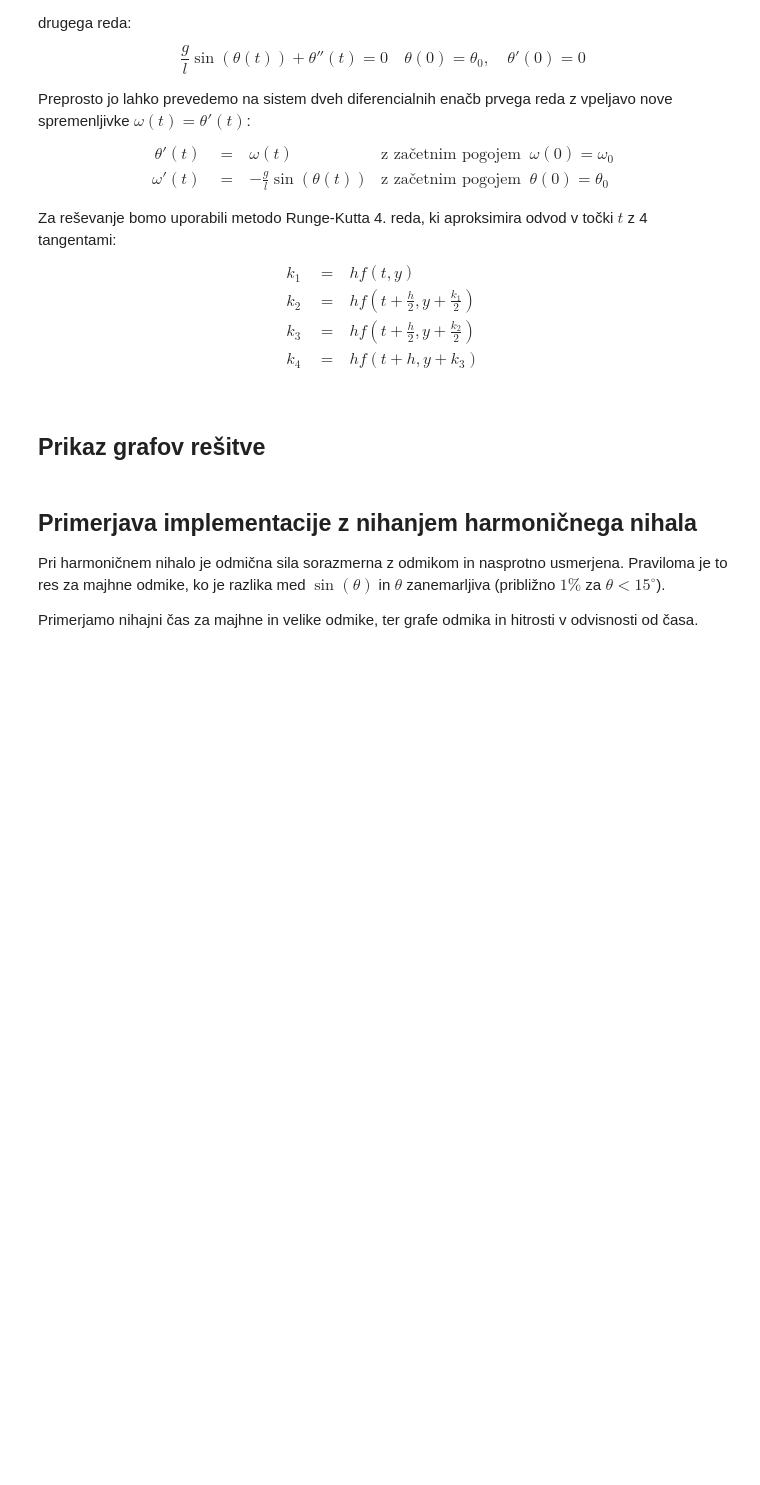
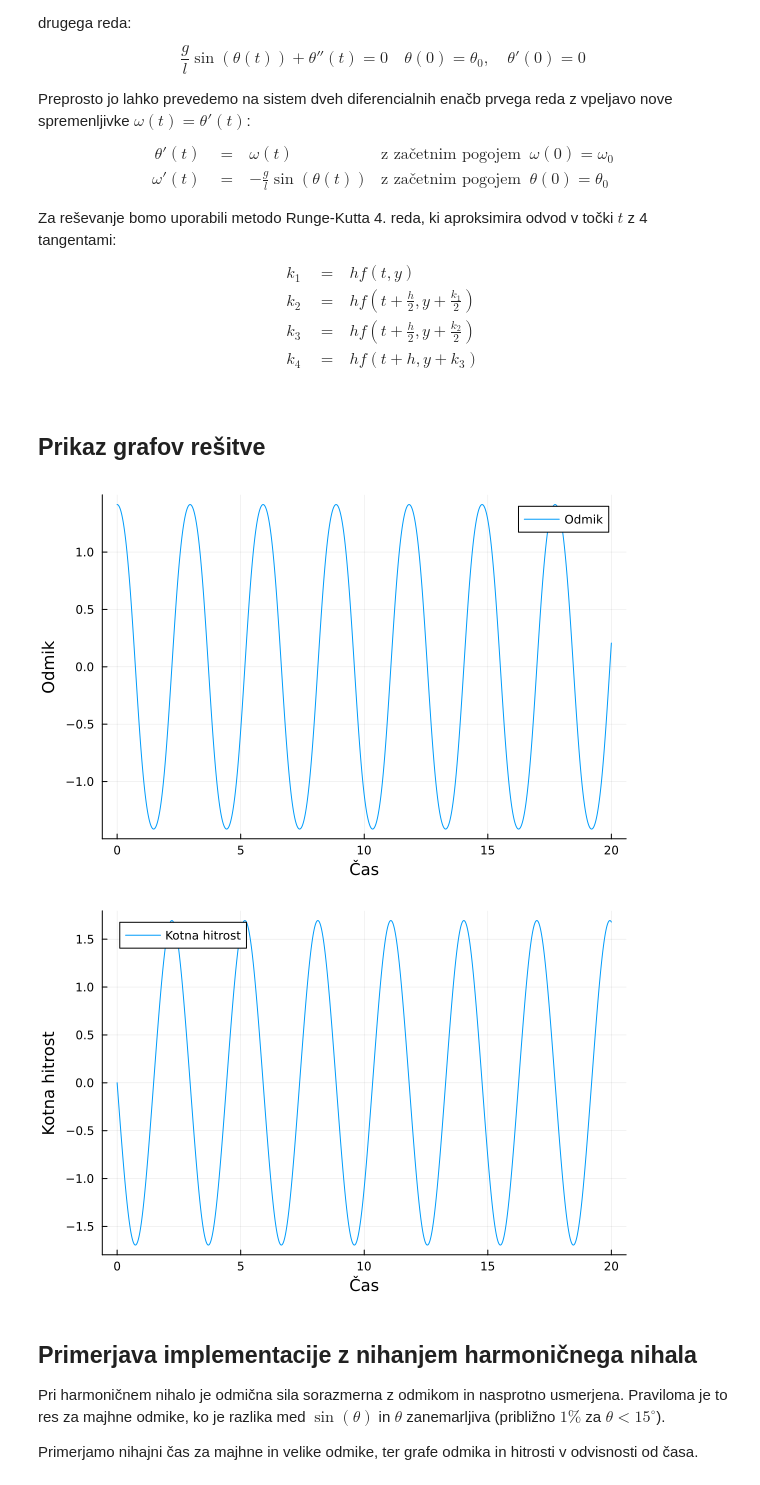
Before and after one commit to NejcHirci/NumMatHWs, a Jupyter notebook: docs/porocilo_pendulum.ipynb, the cells around one changed output. Drawn from its saved outputs; the diff is of its cells as text; code cells hidden in the pictures; blank space fills up the shorter version.

Commit message:
Working on pendulum

```diff
--- a/docs/porocilo_pendulum.ipynb
+++ b/docs/porocilo_pendulum.ipynb
@@ -28,6 +28,17 @@ $$
 include("../src/main.jl");
 # %% [markdown]
 ## Prikaz grafov rešitve
+# %%
+t = 20.0
+l = 2.0
+n = 1000
+theta0 = pi/4.0
+dtheta0 = 0.0
+out = nihalo(l,t,theta0, dtheta0, n)
+plot_pendulum(out, t, l)
+# %% [output]
+[figure, added]
+[figure, added]
 # %% [markdown]
 ## Primerjava implementacije z nihanjem harmoničnega nihala
 
```
Also changed, not shown: parts of 1 cell of this notebook, 1 other file.
